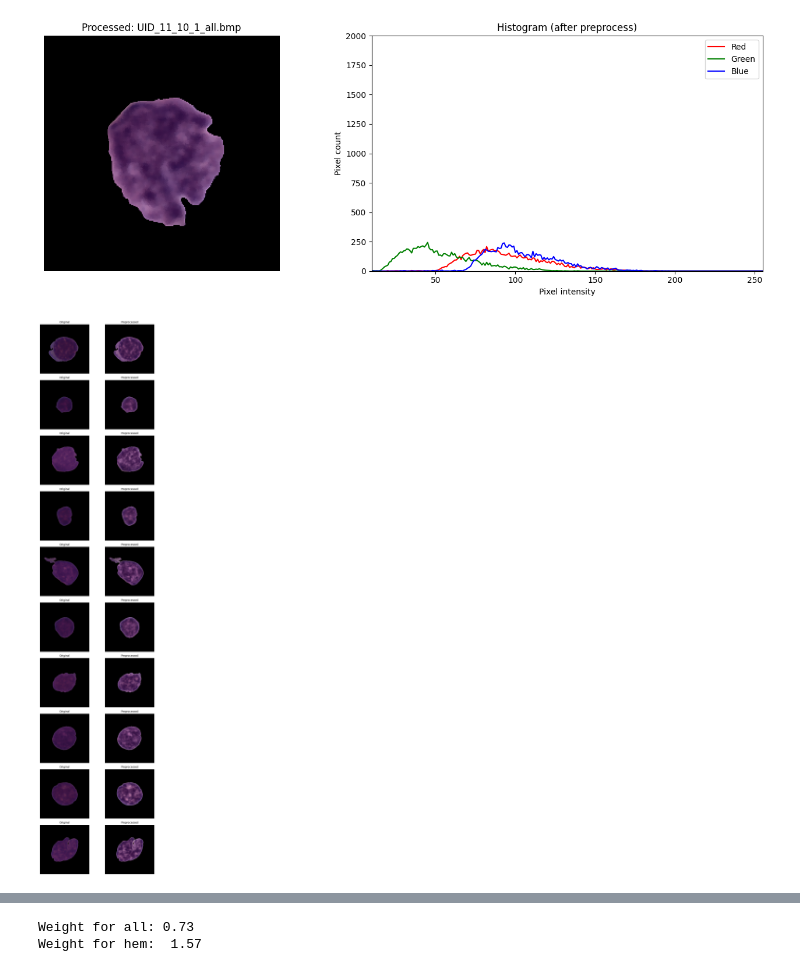
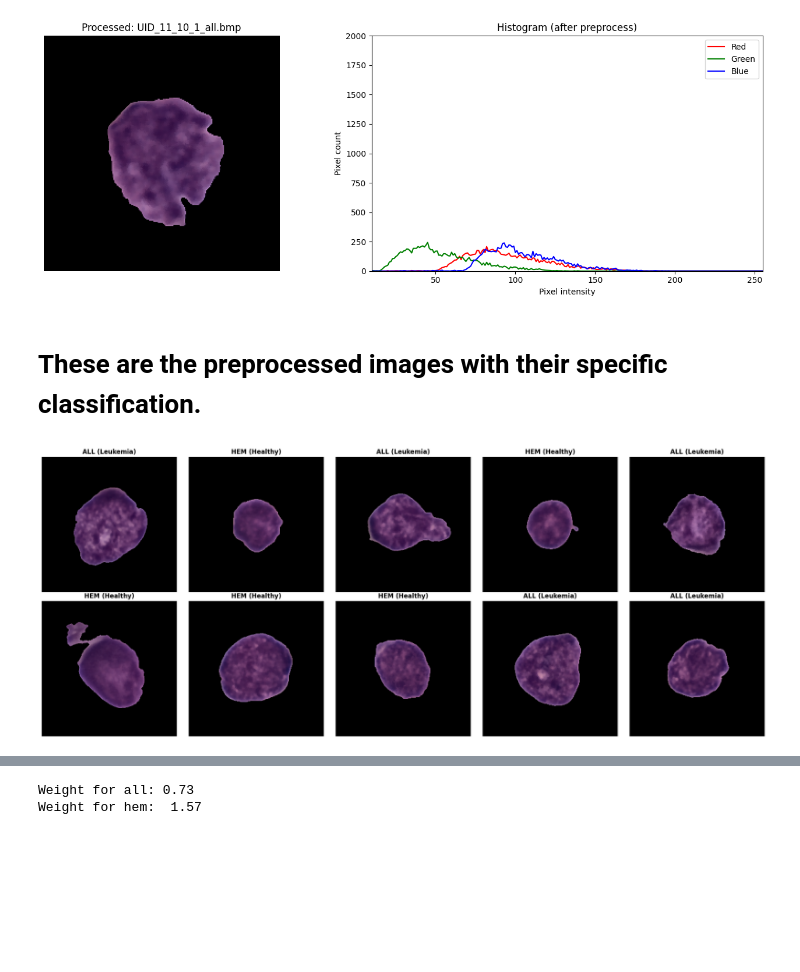
Before and after one commit to Millee-24/Blood-Cancer-Detection-, a Jupyter notebook: Minor_Project.ipynb, the cells around one changed output, grey strips where cells are left out. Cells and saved outputs as stored; diff of their text form; code cells hidden in the pictures; blank space fills up the shorter version.

```diff
--- a/Minor_Project.ipynb
+++ b/Minor_Project.ipynb
@@ -303,34 +317,38 @@ for p in paths:
 # %% [output]
 [figure]
 [figure]
+# %% [markdown]
+# **These are the preprocessed images with their specific classification.**
 # %%
 leukemia_samples = random.sample(all_leukemia, 5)
 healthy_samples = random.sample(healthy, 5)
 mixed_samples = leukemia_samples + healthy_samples
 random.shuffle(mixed_samples)
-num_samples = len(mixed_samples)
 
-plt.figure(figsize=(8, 3 * num_samples))
+
+rows = 2
+cols = 5
+
+plt.figure(figsize=(20, 8))
 
 for i, raw_path in enumerate(mixed_samples):
     original_img = cv2.imread(raw_path)
     original_img = cv2.cvtColor(original_img, cv2.COLOR_BGR2RGB)
 
+
     preprocessed_img = preprocess_img(raw_path, target_mean, target_std)
 
-    plt.subplot(num_samples, 2, 2*i + 1)
-    plt.imshow(original_img)
-    plt.title("Original", fontsize=10)
-    plt.axis('off')
+
+    label = "ALL (Leukemia)" if "all" in raw_path else "HEM (Healthy)"
 
 
-    plt.subplot(num_samples, 2, 2*i + 2)
+    plt.subplot(rows, cols, i + 1)
     plt.imshow(preprocessed_img)
-    plt.title("Preprocessed", fontsize=10)
+    plt.title(f"{label}", fontsize=12, fontweight='bold')
     plt.axis('off')
 
 plt.tight_layout()
-plt.savefig("preprocessing_comparison_grid.png", dpi=300, bbox_inches='tight')
+plt.savefig("horizontal_preprocessing_grid.png", dpi=300, bbox_inches='tight')
 plt.show()
 # %% [output]
-[figure, old version]
+[figure, new version]
```
Also changed, not shown: parts of 31 cells of this notebook.
